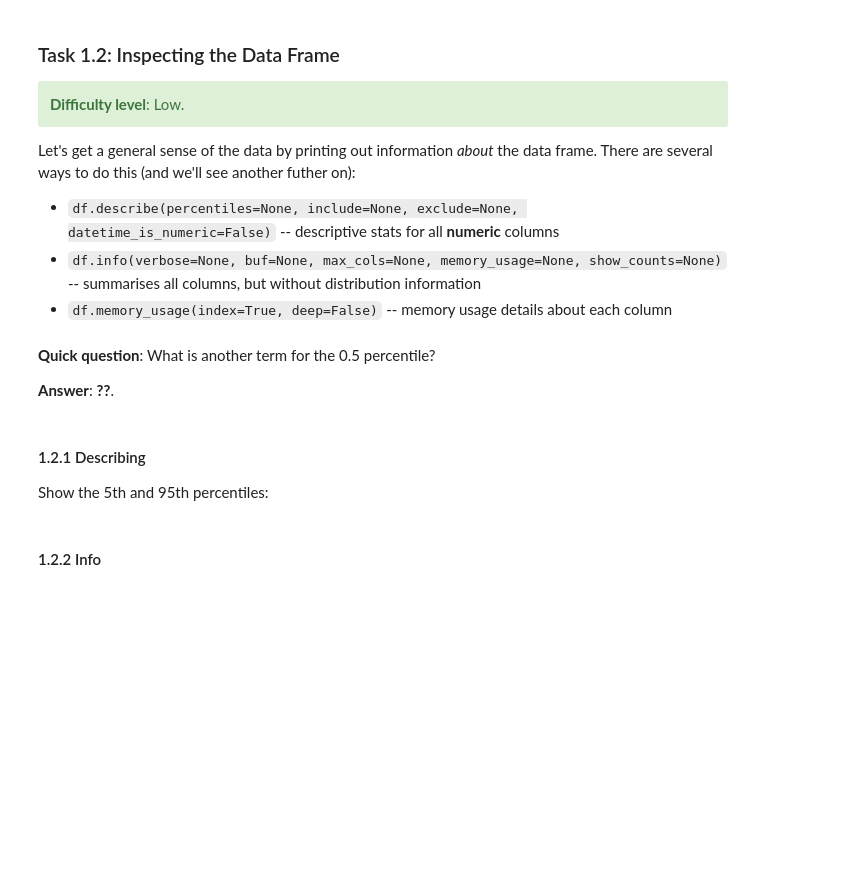
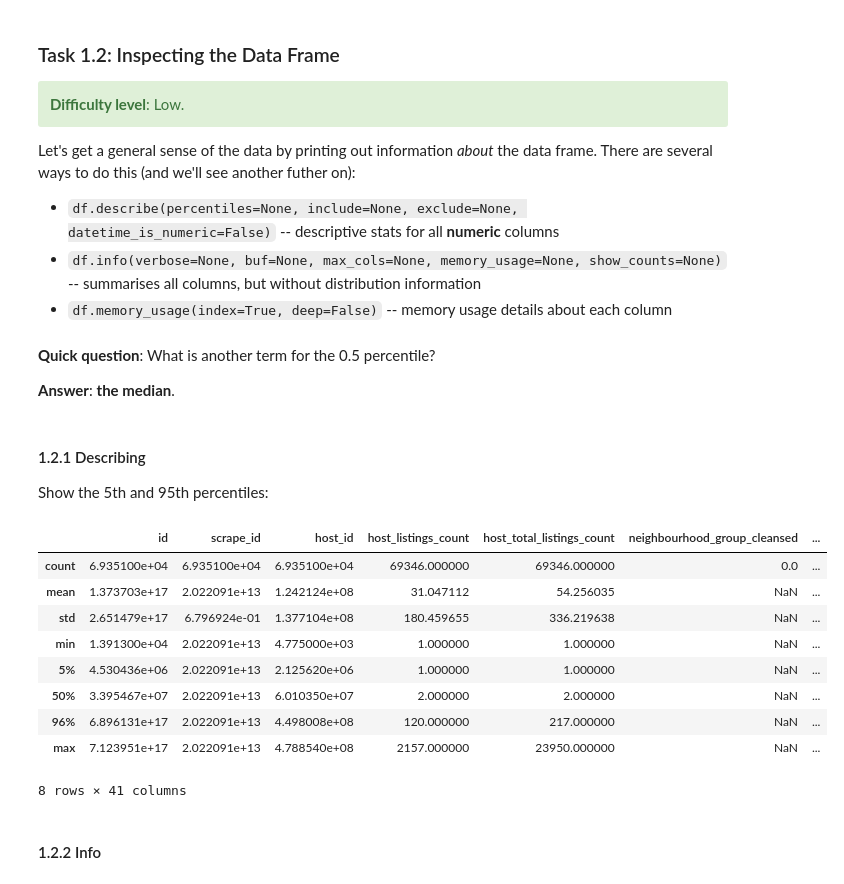
Before and after one commit to XianlaiYin/CASA0013, a Jupyter notebook: Practical-05-Numeric_Data.ipynb, the cells around one changed output. Cells and saved outputs as stored; diff of their text form; code cells hidden in the pictures; blank space fills up the shorter version.

```diff
--- a/Practical-05-Numeric_Data.ipynb
+++ b/Practical-05-Numeric_Data.ipynb
@@ -59,5 +59,5 @@ path = '~jreades/data/2022-09-10-listings.csv.gz'
 url  = f'{host}/{path}'
 
 # your code here
-df = pd.read_csv(??, compression='gzip', low_memory=False)
+df = pd.read_csv(url, compression='gzip', low_memory=False)
 print(f"Data frame is {df.shape[0]:,} x {df.shape[1]}")
@@ -82,13 +84,24 @@ Let's get a general sense of the data by printing out information _about_ the da
 # %% [markdown]
 **Quick question**: What is another term for the 0.5 percentile?
 
-**Answer**: **??**.
+**Answer**: **the median**.
 # %% [markdown]
 #### 1.2.1 Describing
 
 Show the 5th and 95th percentiles:
 # %%
-df.describe(percentiles=[??]) # 0.5 is always shown
+df.describe(percentiles=[.05,.96]) # 0.5 is always shown
+# %% [output]
+|  | id | scrape_id | host_id | host_listings_count | host_total_listings_count | neighbourhood_group_cleansed | ... |
+| count | 6.935100e+04 | 6.935100e+04 | 6.935100e+04 | 69346.000000 | 69346.000000 | 0.0 | ... |
+| mean | 1.373703e+17 | 2.022091e+13 | 1.242124e+08 | 31.047112 | 54.256035 | NaN | ... |
+| std | 2.651479e+17 | 6.796924e-01 | 1.377104e+08 | 180.459655 | 336.219638 | NaN | ... |
+| min | 1.391300e+04 | 2.022091e+13 | 4.775000e+03 | 1.000000 | 1.000000 | NaN | ... |
+| 5% | 4.530436e+06 | 2.022091e+13 | 2.125620e+06 | 1.000000 | 1.000000 | NaN | ... |
+| 50% | 3.395467e+07 | 2.022091e+13 | 6.010350e+07 | 2.000000 | 2.000000 | NaN | ... |
+| 96% | 6.896131e+17 | 2.022091e+13 | 4.498008e+08 | 120.000000 | 217.000000 | NaN | ... |
+| max | 7.123951e+17 | 2.022091e+13 | 4.788540e+08 | 2157.000000 | 23950.000000 | NaN | ... |
+8 rows × 41 columns
 # %% [markdown]
 #### 1.2.2 Info
 # %%
```
Also changed, not shown: parts of 50 cells of this notebook, 6 other files.
